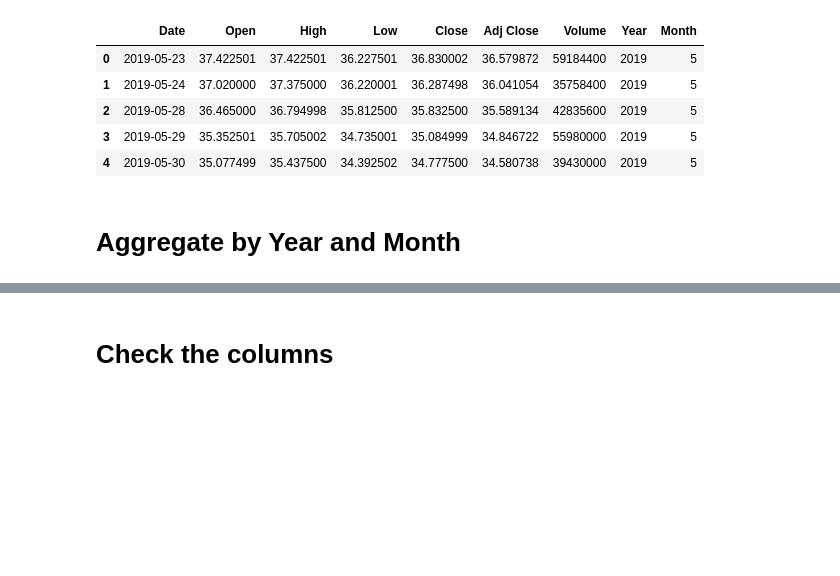
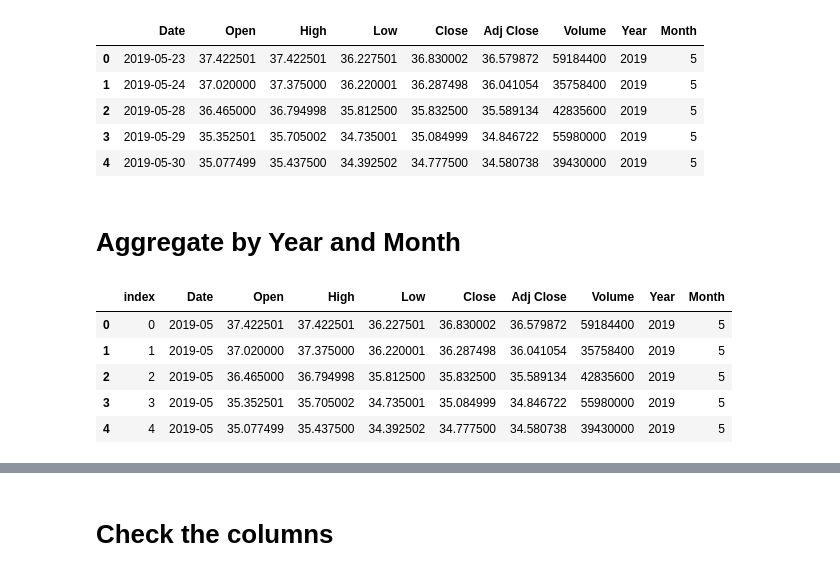
Before and after one commit to devtechie/DataEng, a Jupyter notebook: nvidia_stock_analysis.ipynb, the cells around one changed output, grey strips where cells are left out. Drawn from its saved outputs; the diff is of its cells as text; code cells hidden in the pictures; blank space fills up the shorter version.

```diff
--- a/nvidia_stock_analysis.ipynb
+++ b/nvidia_stock_analysis.ipynb
@@ -40,4 +40,16 @@ df_nvda_stock_data.head()
 | 4 | 2019-05-30 | 35.077499 | 35.437500 | 34.392502 | 34.777500 | 34.580738 | 39430000 | 2019 | 5 |
 # %% [markdown]
 # Aggregate by Year and Month
+# %%
+df_nvda_stock_data = df_nvda_stock_data.reset_index()
+df_nvda_stock_data['Date'] = df_nvda_stock_data['Year'].map(str)+ '-' +df_nvda_stock_data['Month'].map(str)
+df_nvda_stock_data['Date'] = pd.to_datetime(df_nvda_stock_data['Date'], format='%Y-%m').dt.strftime('%Y-%m')
+df_nvda_stock_data.head()
+# %% [output]
+|  | index | Date | Open | High | Low | Close | Adj Close | Volume | Year | Month |
+| 0 | 0 | 2019-05 | 37.422501 | 37.422501 | 36.227501 | 36.830002 | 36.579872 | 59184400 | 2019 | 5 |
+| 1 | 1 | 2019-05 | 37.020000 | 37.375000 | 36.220001 | 36.287498 | 36.041054 | 35758400 | 2019 | 5 |
+| 2 | 2 | 2019-05 | 36.465000 | 36.794998 | 35.812500 | 35.832500 | 35.589134 | 42835600 | 2019 | 5 |
+| 3 | 3 | 2019-05 | 35.352501 | 35.705002 | 34.735001 | 35.084999 | 34.846722 | 55980000 | 2019 | 5 |
+| 4 | 4 | 2019-05 | 35.077499 | 35.437500 | 34.392502 | 34.777500 | 34.580738 | 39430000 | 2019 | 5 |
 # %%
```
Also changed, not shown: parts of 8 cells of this notebook.
